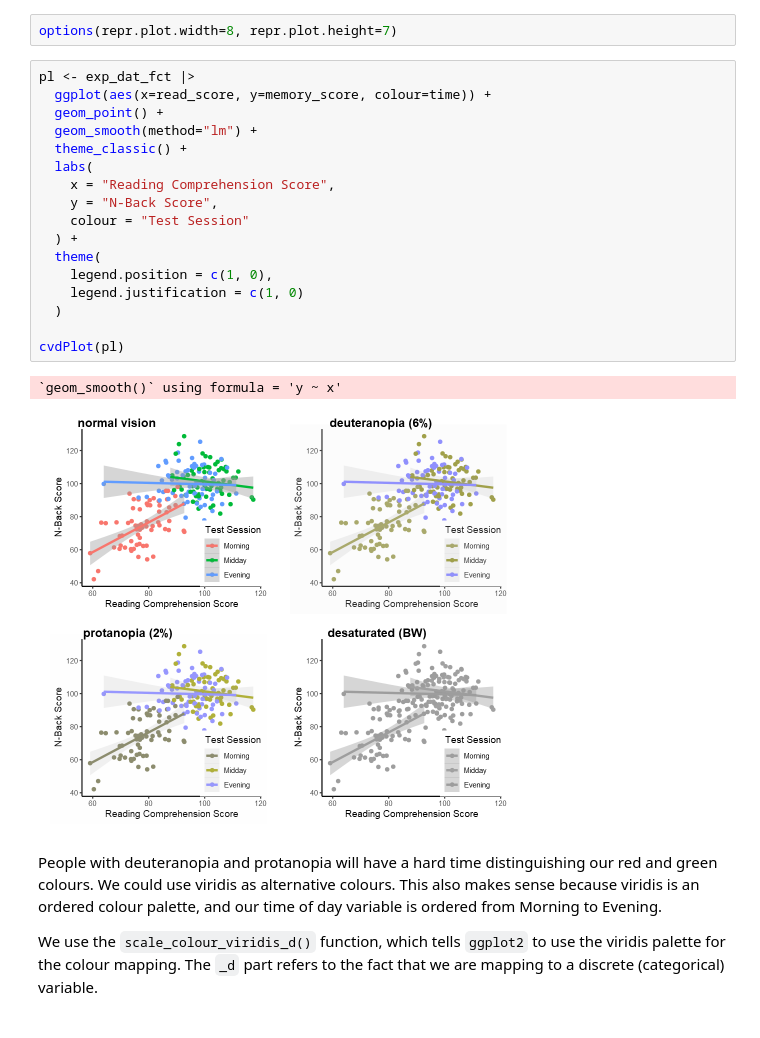
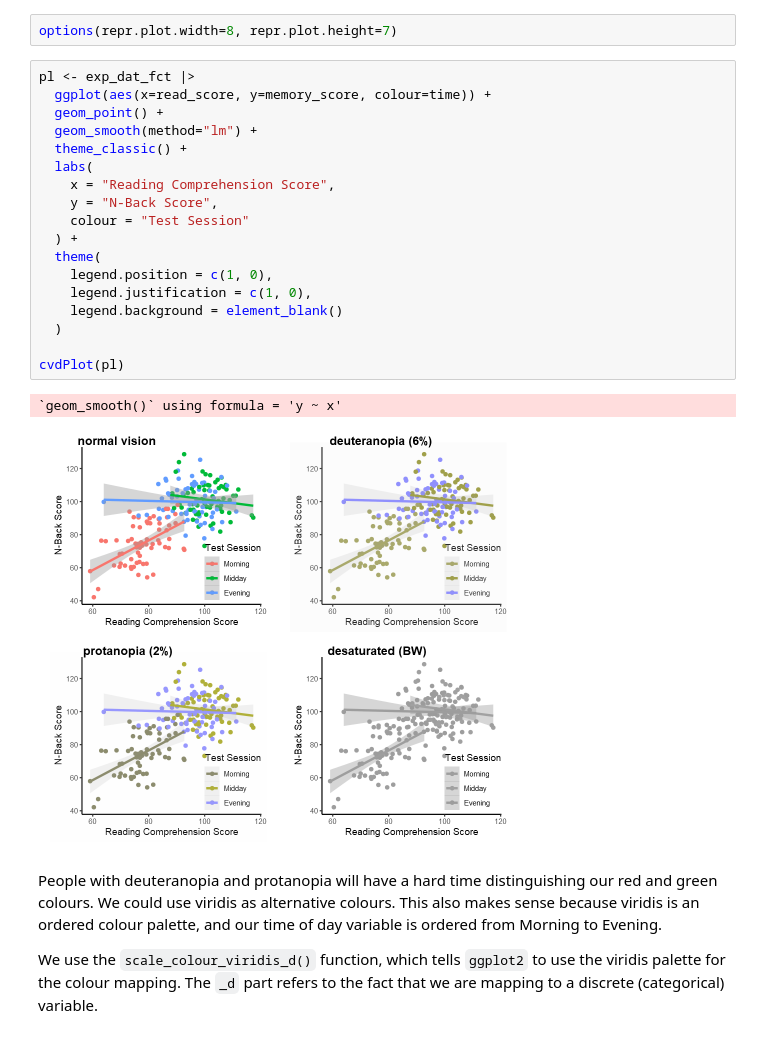
Before and after one commit to JackEdTaylor/expra-wise24, a Jupyter notebook: lecture/introduction/data_vis_2.ipynb, the cells around one changed output. Drawn from its saved outputs; the diff is of its cells as text.

```diff
--- a/lecture/introduction/data_vis_2.ipynb
+++ b/lecture/introduction/data_vis_2.ipynb
@@ -231,23 +244,24 @@ options(repr.plot.width=8, repr.plot.height=7)
 # %%
 pl <- exp_dat_fct |>
   ggplot(aes(x=read_score, y=memory_score, colour=time)) +
   geom_point() +
   geom_smooth(method="lm") +
   theme_classic() +
   labs(
     x = "Reading Comprehension Score",
     y = "N-Back Score",
     colour = "Test Session"
   ) +
   theme(
     legend.position = c(1, 0),
-    legend.justification = c(1, 0)
+    legend.justification = c(1, 0),
+    legend.background = element_blank()
   )
 
 cvdPlot(pl)
 # %% [output]
 `geom_smooth()` using formula = 'y ~ x'
-[figure, old version]
+[figure, new version]
 # %% [markdown]
 People with deuteranopia and protanopia will have a hard time distinguishing our red and green colours. We could use viridis as alternative colours. This also makes sense because viridis is an ordered colour palette, and our time of day variable is ordered from Morning to Evening.
 
```
Also changed, not shown: parts of 11 cells of this notebook.
